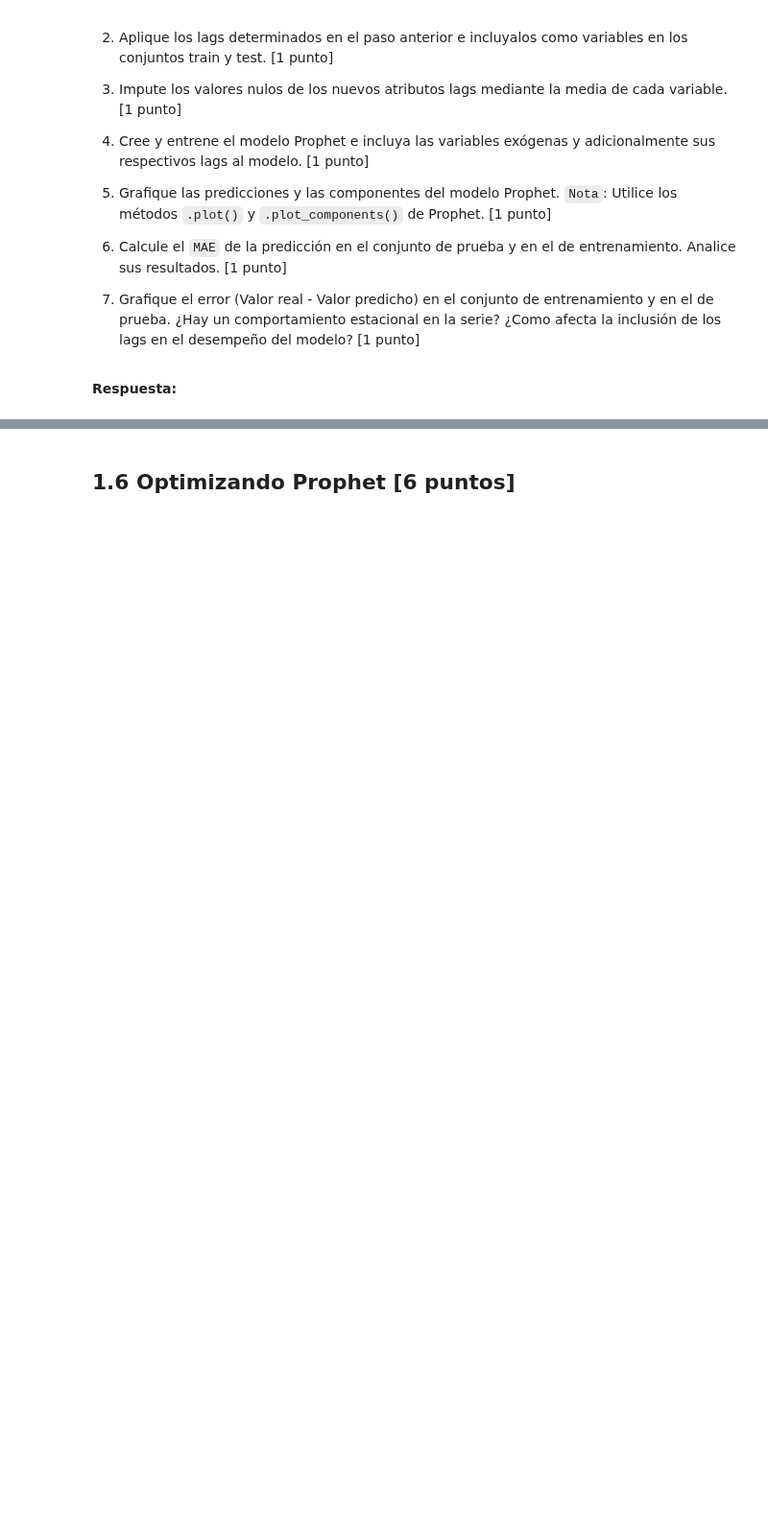
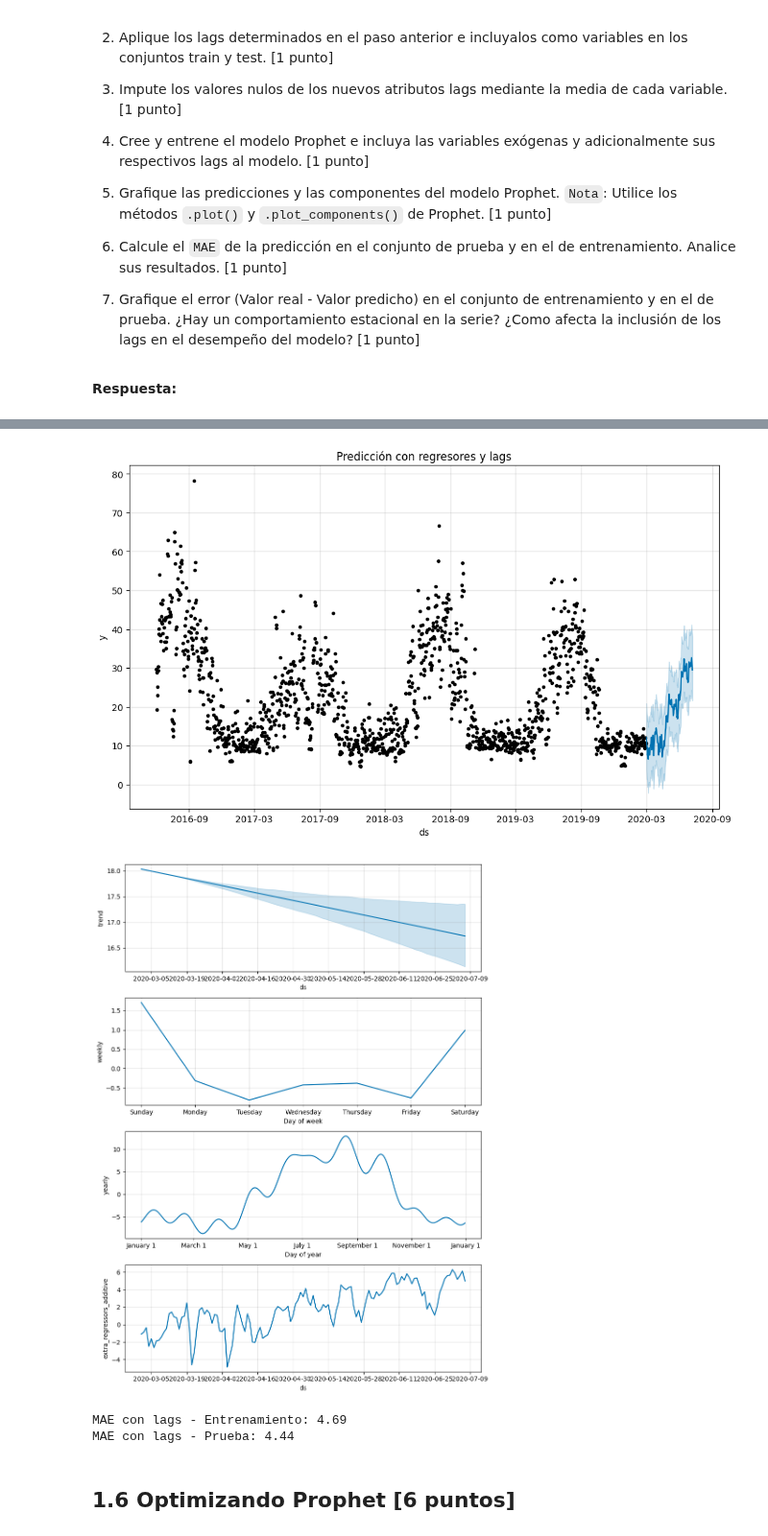
Before and after one commit to juansebm/MDS7202, a Jupyter notebook: Lab 10 - Forecasting y sistema de recomendación/Lab10_enunciado.ipynb, the cells around one changed output, grey strips where cells are left out. Shown at 96% size. Cells and saved outputs as stored; diff of their text form; code cells hidden in the pictures; blank space fills up the shorter version.

```diff
--- a/Lab 10 - Forecasting y sistema de recomendación/Lab10_enunciado.ipynb
+++ b/Lab 10 - Forecasting y sistema de recomendación/Lab10_enunciado.ipynb
@@ -475,0 +572,20 @@ Para ello, a usted se le pide que:
+# %%
+# 3
+cols_lags = [col for col in df_lags.columns if '_lag' in col]
+
+for col in cols_lags: # imputar
+    df_lags[col].fillna(df_lags[col].mean(), inplace=True)
+# %%
+# 4
+df_lags = df_lags.rename(columns={'date': 'ds', 'Energy_kWh': 'y'})
+
+train = df_lags[df_lags['ds'] <= '2020-02-29'].copy()
+test  = df_lags[df_lags['ds'] >= '2020-03-01'].copy()
+
+modelo_lags = Prophet()
+regresores = list(lags_diccio.keys()) + cols_lags
+
+for reg in regresores:
+    modelo_lags.add_regressor(reg)
+
+modelo_lags.fit(train)
@@ -475,0 +596,26 @@ Para ello, a usted se le pide que:
+# %%
+# 5
+future = test[['ds'] + regresores]
+forecast_lags = modelo_lags.predict(future)
+
+modelo_lags.plot(forecast_lags)
+plt.title("Predicción con regresores y lags")
+plt.show()
+
+modelo_lags.plot_components(forecast_lags)
+plt.show()
+# %% [output]
+[figure, added]
+[figure, added]
+# %%
+# 6
+forecast_train_lags = modelo_lags.predict(train[['ds'] + regresores])
+
+mae_train = mean_absolute_error(train['y'], forecast_train_lags['yhat'])
+mae_test = mean_absolute_error(test['y'], forecast_lags['yhat'])
+
+print(f"MAE con lags - Entrenamiento: {mae_train:.2f}")
+print(f"MAE con lags - Prueba: {mae_test:.2f}")
+# %% [output]
+MAE con lags - Entrenamiento: 4.69
+MAE con lags - Prueba: 4.44
```
Also changed, not shown: parts of 17 cells of this notebook.
